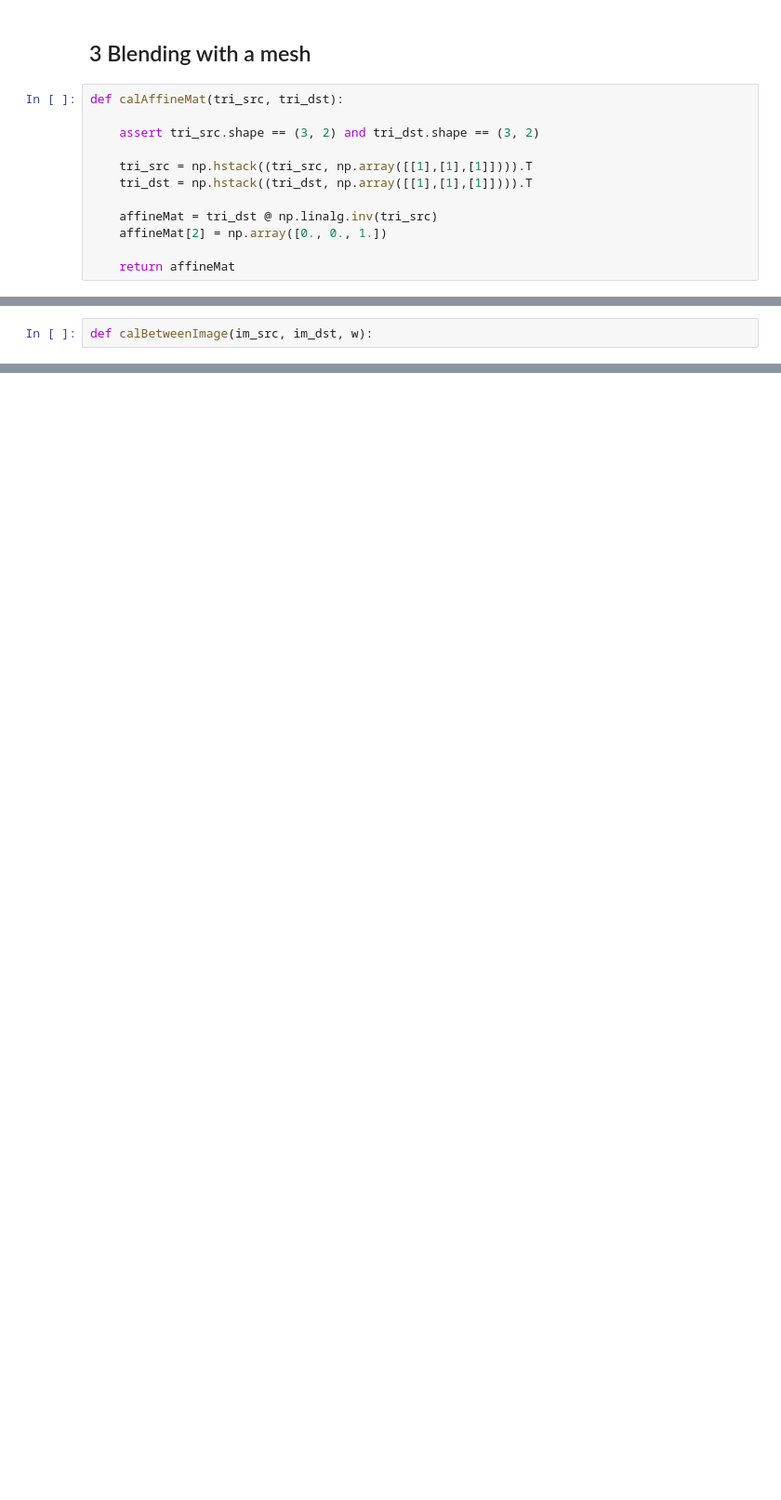
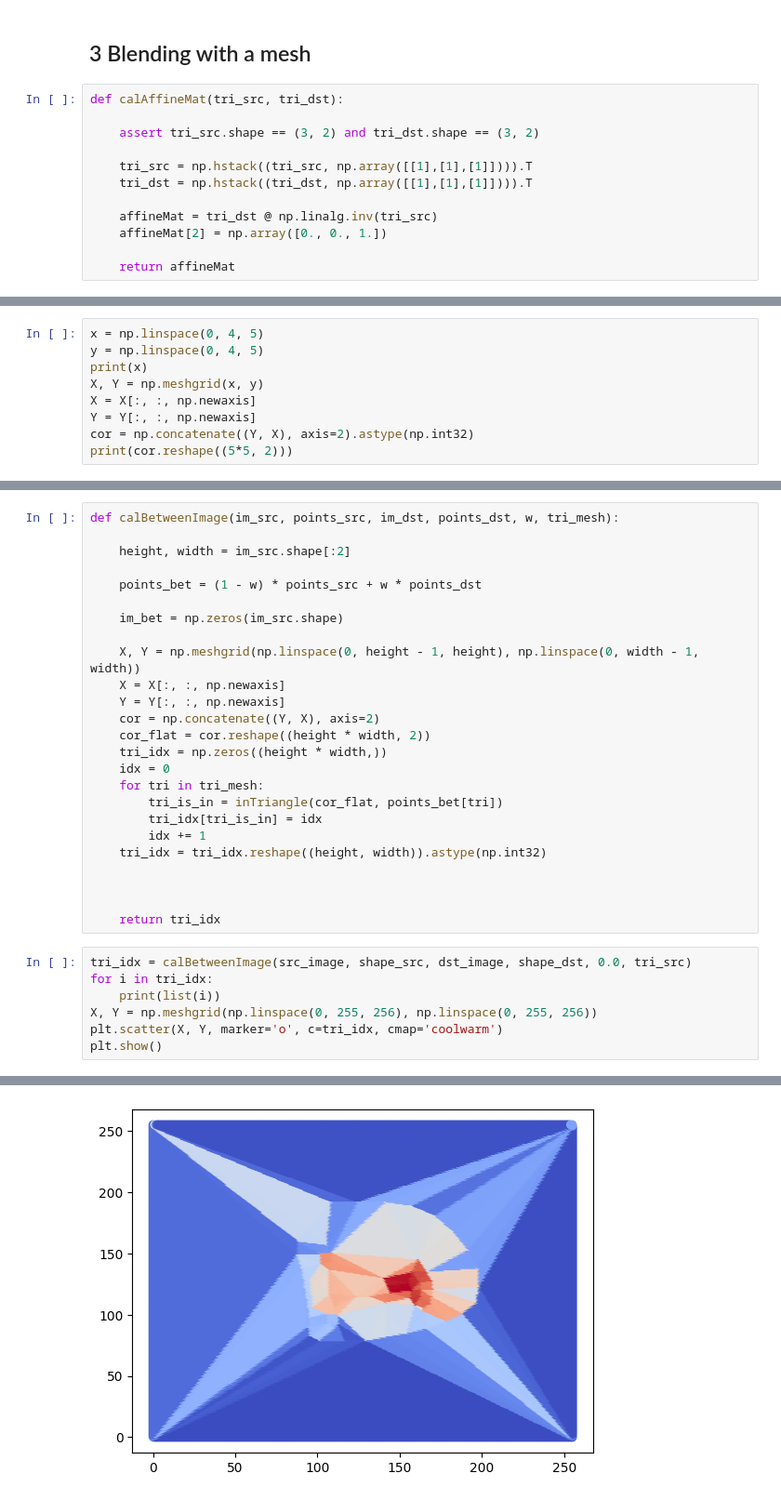
Before and after one commit to lucieniii/UCL-IP-2022, a Jupyter notebook: Practical2/Practical2.ipynb, the cells around one changed output, grey strips where cells are left out. Shown at 93% size. Saved outputs shown, nothing was run; the diff lists cells and outputs as text; blank space fills up the shorter version.

```diff
--- a/Practical2/Practical2.ipynb
+++ b/Practical2/Practical2.ipynb
@@ -118,2 +120,9 @@ def inTriangle(point, triangle):
-# %%
-def calBetweenImage(im_src, im_dst, w):
+# %%
+x = np.linspace(0, 4, 5)
+y = np.linspace(0, 4, 5)
+print(x)
+X, Y = np.meshgrid(x, y)
+X = X[:, :, np.newaxis]
+Y = Y[:, :, np.newaxis]
+cor = np.concatenate((Y, X), axis=2).astype(np.int32)
+print(cor.reshape((5*5, 2)))
@@ -119,0 +147,33 @@ def calBetweenImage(im_src, im_dst, w):
+# %%
+def calBetweenImage(im_src, points_src, im_dst, points_dst, w, tri_mesh):
+
+    height, width = im_src.shape[:2]
+
+    points_bet = (1 - w) * points_src + w * points_dst
+
+    im_bet = np.zeros(im_src.shape)
+
+    X, Y = np.meshgrid(np.linspace(0, height - 1, height), np.linspace(0, width - 1, width))
+    X = X[:, :, np.newaxis]
+    Y = Y[:, :, np.newaxis]
+    cor = np.concatenate((Y, X), axis=2)
+    cor_flat = cor.reshape((height * width, 2))
+    tri_idx = np.zeros((height * width,))
+    idx = 0
+    for tri in tri_mesh:
+        tri_is_in = inTriangle(cor_flat, points_bet[tri])
+        tri_idx[tri_is_in] = idx
+        idx += 1
+    tri_idx = tri_idx.reshape((height, width)).astype(np.int32)
+
+
+
+    return tri_idx
+# %%
+tri_idx = calBetweenImage(src_image, shape_src, dst_image, shape_dst, 0.0, tri_src)
+for i in tri_idx:
+    print(list(i))
+X, Y = np.meshgrid(np.linspace(0, 255, 256), np.linspace(0, 255, 256))
+plt.scatter(X, Y, marker='o', c=tri_idx, cmap='coolwarm')
+plt.show()
+# %% [output]
@@ -119,0 +197 @@ def calBetweenImage(im_src, im_dst, w):
+[figure, added]
```
Also changed, not shown: parts of 8 cells of this notebook.
